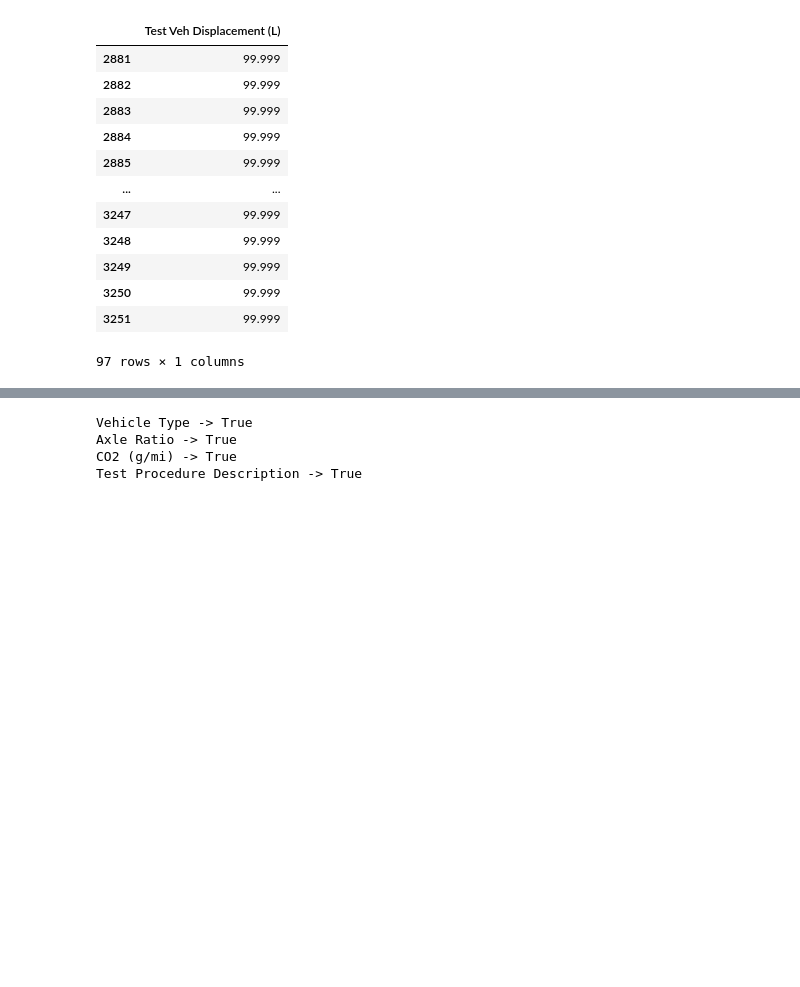
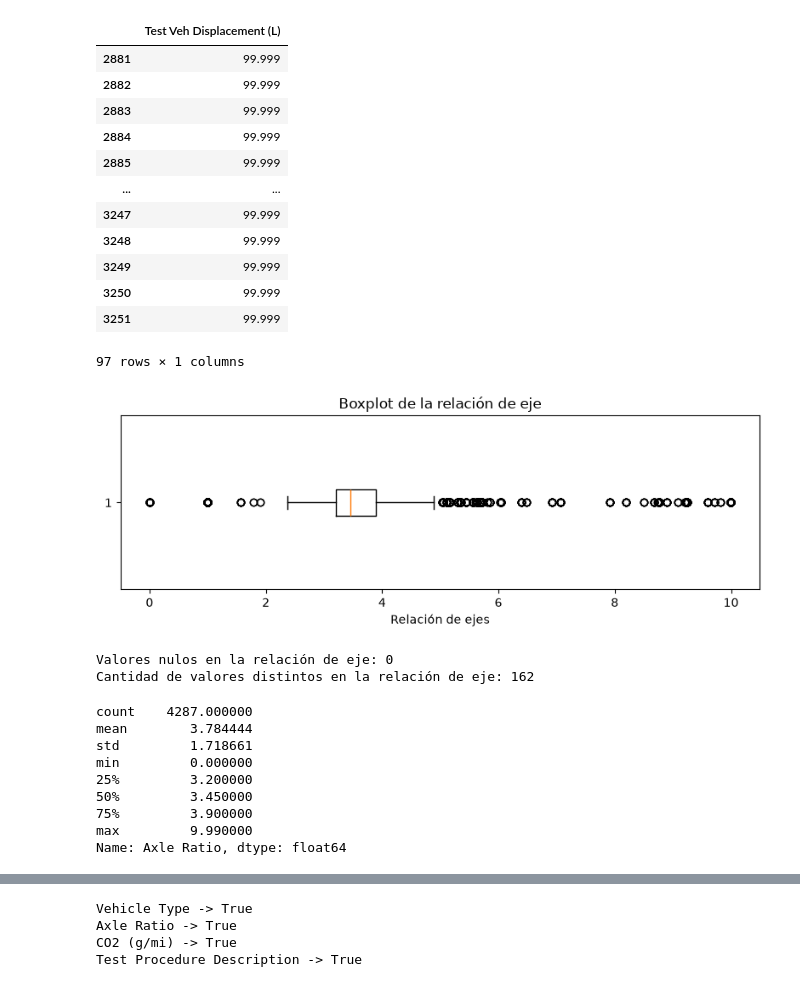
Before and after one commit to abiordorica13/TPEFUNDAMENTOS, a Jupyter notebook: Untitled-1.ipynb, the cells around one changed output, grey strips where cells are left out. Saved outputs shown, nothing was run; the diff lists cells and outputs as text; code cells hidden in the pictures; blank space fills up the shorter version.

```diff
--- a/Untitled-1.ipynb
+++ b/Untitled-1.ipynb
@@ -311,3 +354,32 @@ df.loc[df[col] > 10, [col]]
 | 3250 | 99.999 |
 | 3251 | 99.999 |
 97 rows × 1 columns
+# %%
+#Visualizamos los outliers de la Relacion de ejes
+
+plt.figure(figsize=(8, 3))
+
+plt.boxplot(df[col_axleRatio].dropna(), orientation='horizontal')
+
+plt.title("Boxplot de la relación de eje")
+plt.xlabel("Relación de ejes")
+plt.tight_layout()
+plt.show()
+
+print("Valores nulos en la relación de eje:", df[col_axleRatio].isna().sum())
+print("Cantidad de valores distintos en la relación de eje:", df[col_axleRatio].nunique())
+
+display(df[col_axleRatio].describe())
+# %% [output]
+[figure, added]
+Valores nulos en la relación de eje: 0
+Cantidad de valores distintos en la relación de eje: 162
+count    4287.000000
+mean        3.784444
+std         1.718661
+min         0.000000
+25%         3.200000
+50%         3.450000
+75%         3.900000
+max         9.990000
+Name: Axle Ratio, dtype: float64
```
Also changed, not shown: parts of 6 cells of this notebook.
